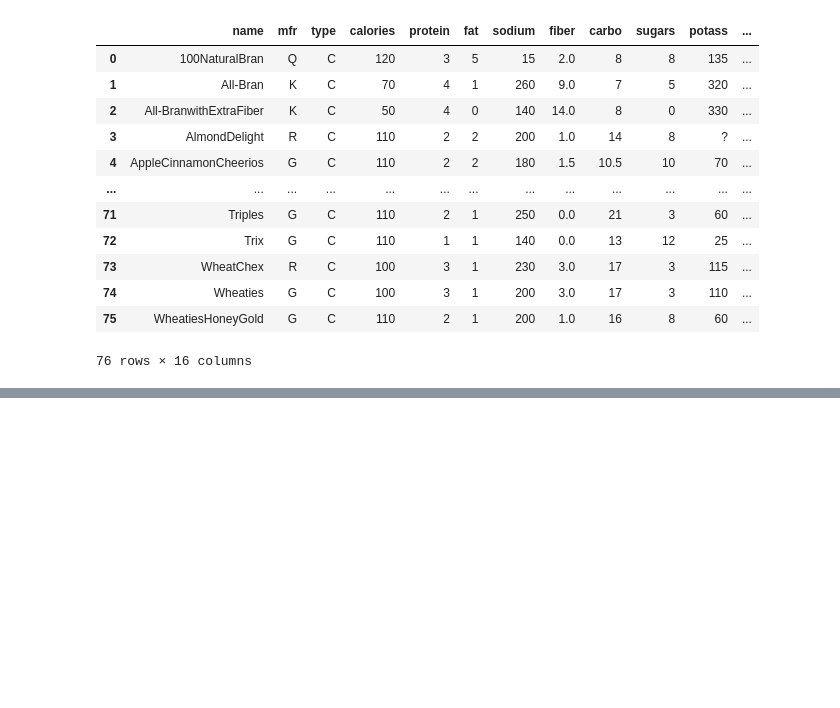
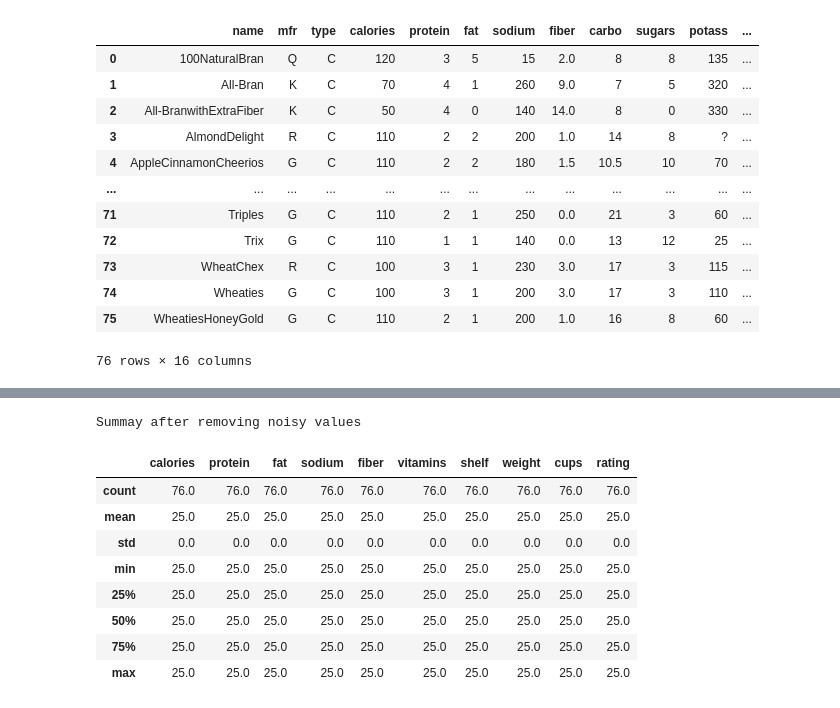
Before and after one commit to goosbo/davstuff, a Jupyter notebook: week5.ipynb, the cells around one changed output, grey strips where cells are left out. Cells and saved outputs as stored; diff of their text form; code cells hidden in the pictures; blank space fills up the shorter version.

```diff
--- a/week5.ipynb
+++ b/week5.ipynb
@@ -121,0 +155,14 @@ cereals.describe()#summary of first rows
+# %%
+print('Summay after removing noisy values')
+cereals.describe()
+# %% [output]
+Summay after removing noisy values
+|  | calories | protein | fat | sodium | fiber | vitamins | shelf | weight | cups | rating |
+| count | 76.0 | 76.0 | 76.0 | 76.0 | 76.0 | 76.0 | 76.0 | 76.0 | 76.0 | 76.0 |
+| mean | 25.0 | 25.0 | 25.0 | 25.0 | 25.0 | 25.0 | 25.0 | 25.0 | 25.0 | 25.0 |
+| std | 0.0 | 0.0 | 0.0 | 0.0 | 0.0 | 0.0 | 0.0 | 0.0 | 0.0 | 0.0 |
+| min | 25.0 | 25.0 | 25.0 | 25.0 | 25.0 | 25.0 | 25.0 | 25.0 | 25.0 | 25.0 |
+| 25% | 25.0 | 25.0 | 25.0 | 25.0 | 25.0 | 25.0 | 25.0 | 25.0 | 25.0 | 25.0 |
+| 50% | 25.0 | 25.0 | 25.0 | 25.0 | 25.0 | 25.0 | 25.0 | 25.0 | 25.0 | 25.0 |
+| 75% | 25.0 | 25.0 | 25.0 | 25.0 | 25.0 | 25.0 | 25.0 | 25.0 | 25.0 | 25.0 |
+| max | 25.0 | 25.0 | 25.0 | 25.0 | 25.0 | 25.0 | 25.0 | 25.0 | 25.0 | 25.0 |
```
Also changed, not shown: parts of 4 cells of this notebook, 7 other files.
